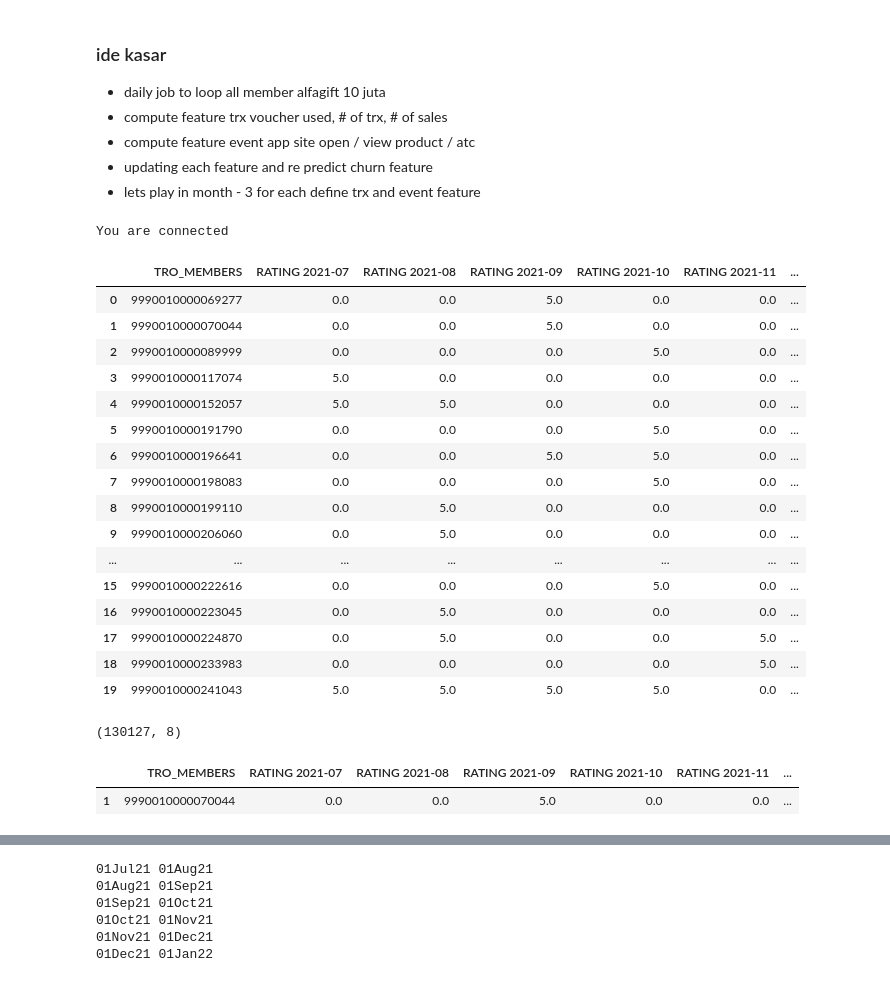
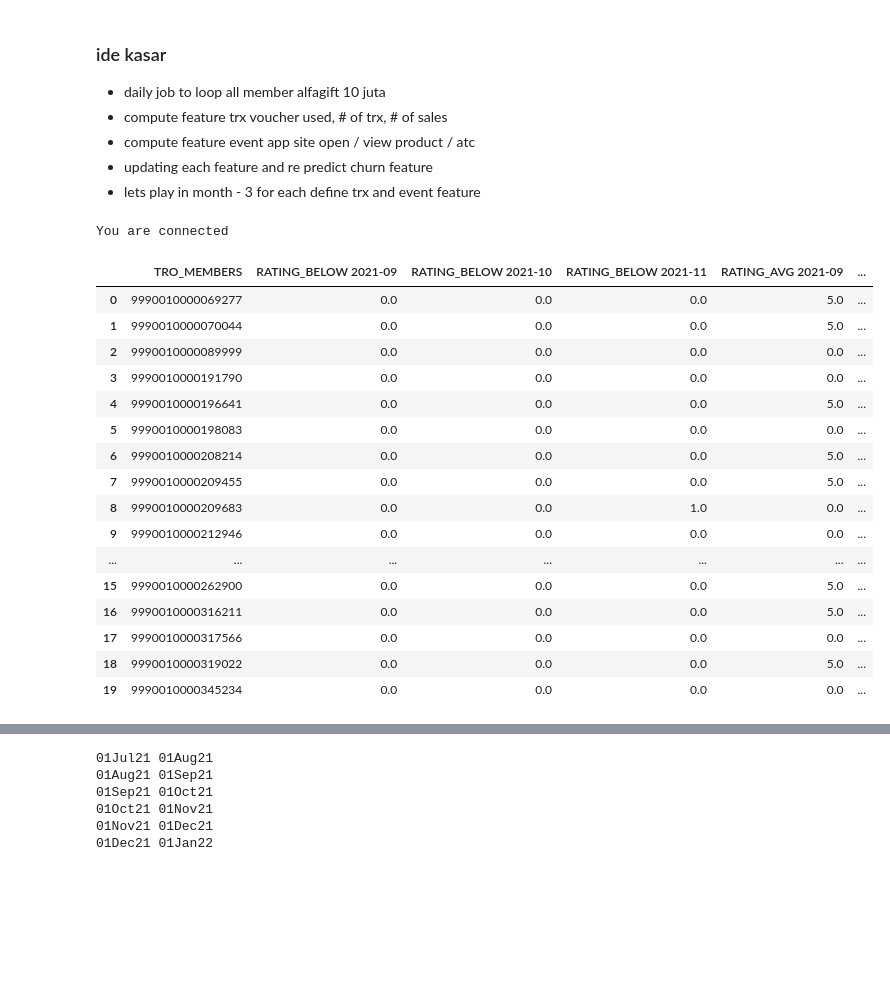
Before and after one commit to trisna26/alfagift_churn, a Jupyter notebook: explore.ipynb, the cells around one changed output, grey strips where cells are left out. Saved outputs shown, nothing was run; the diff lists cells and outputs as text; code cells hidden in the pictures; blank space fills up the shorter version.

```diff
--- a/explore.ipynb
+++ b/explore.ipynb
@@ -69,58 +74,53 @@ now_ = datetime(now.year, now.month, now.day)
 # sample with minus
 
 q = '''
 
 select
     ttdr.tbtdr_created_date,
     ttdr.tbtdr_ponta_user AS TRO_MEMBERS,
     ttdr.tbtdr_tbto_id,
     ttdr.tbtdr_rating AS rating
 from
     tb_transaction_delivery_rating ttdr
 where
-    ttdr.tbtdr_created_date between '2021-07-01' and '{}'
+    ttdr.tbtdr_created_date between '2021-09-01' and '2021-12-01'
     and ttdr.tbtdr_rating > 0
 '''.format(now_)
 
 con, cur = ds_db.connect_prd_order_4()
 df_re = pd.read_sql(q, con)
 
 
 con.close()
 
 df_re['created_date'] = df_re['tbtdr_created_date'].dt.strftime('%Y-%m')
 df_re = df_re[df_re['tro_members'] != '']
-df_re_g = df_re.groupby(['tro_members','created_date']).agg({'rating':'mean'})
+# df_re_g = df_re.groupby(['tro_members','created_date']).agg({'rating':'mean'})
 
+df_re_g = df_re.groupby(['tro_members', 'created_date']).agg(
+                                        rating_below = ('rating', lambda x: len(x[x<3])),
+                                        rating_avg = ('rating','mean')
+                            )
 df_re_g_u = df_re_g.unstack(level=1).fillna(0).reset_index()
 df_re_g_u.columns = [' '.join(col).strip().upper() for col in df_re_g_u.columns.values]
 
 df_re_g_u.head(20)
 # %% [output]
 You are connected
-|  | TRO_MEMBERS | RATING 2021-07 | RATING 2021-08 | RATING 2021-09 | RATING 2021-10 | RATING 2021-11 | ... |
-| 0 | 9990010000069277 | 0.0 | 0.0 | 5.0 | 0.0 | 0.0 | ... |
-| 1 | 9990010000070044 | 0.0 | 0.0 | 5.0 | 0.0 | 0.0 | ... |
-| 2 | 9990010000089999 | 0.0 | 0.0 | 0.0 | 5.0 | 0.0 | ... |
-| 3 | 9990010000117074 | 5.0 | 0.0 | 0.0 | 0.0 | 0.0 | ... |
-| 4 | 9990010000152057 | 5.0 | 5.0 | 0.0 | 0.0 | 0.0 | ... |
-| 5 | 9990010000191790 | 0.0 | 0.0 | 0.0 | 5.0 | 0.0 | ... |
-| 6 | 9990010000196641 | 0.0 | 0.0 | 5.0 | 5.0 | 0.0 | ... |
-| 7 | 9990010000198083 | 0.0 | 0.0 | 0.0 | 5.0 | 0.0 | ... |
-| 8 | 9990010000199110 | 0.0 | 5.0 | 0.0 | 0.0 | 0.0 | ... |
-| 9 | 9990010000206060 | 0.0 | 5.0 | 0.0 | 0.0 | 0.0 | ... |
-| ... | ... | ... | ... | ... | ... | ... | ... |
-| 15 | 9990010000222616 | 0.0 | 0.0 | 0.0 | 5.0 | 0.0 | ... |
-| 16 | 9990010000223045 | 0.0 | 5.0 | 0.0 | 0.0 | 0.0 | ... |
-| 17 | 9990010000224870 | 0.0 | 5.0 | 0.0 | 0.0 | 5.0 | ... |
-| 18 | 9990010000233983 | 0.0 | 0.0 | 0.0 | 0.0 | 5.0 | ... |
-| 19 | 9990010000241043 | 5.0 | 5.0 | 5.0 | 5.0 | 0.0 | ... |
+|  | TRO_MEMBERS | RATING_BELOW 2021-09 | RATING_BELOW 2021-10 | RATING_BELOW 2021-11 | RATING_AVG 2021-09 | ... |
+| 0 | 9990010000069277 | 0.0 | 0.0 | 0.0 | 5.0 | ... |
+| 1 | 9990010000070044 | 0.0 | 0.0 | 0.0 | 5.0 | ... |
+| 2 | 9990010000089999 | 0.0 | 0.0 | 0.0 | 0.0 | ... |
+| 3 | 9990010000191790 | 0.0 | 0.0 | 0.0 | 0.0 | ... |
+| 4 | 9990010000196641 | 0.0 | 0.0 | 0.0 | 5.0 | ... |
+| 5 | 9990010000198083 | 0.0 | 0.0 | 0.0 | 0.0 | ... |
+| 6 | 9990010000208214 | 0.0 | 0.0 | 0.0 | 5.0 | ... |
+| 7 | 9990010000209455 | 0.0 | 0.0 | 0.0 | 5.0 | ... |
+| 8 | 9990010000209683 | 0.0 | 0.0 | 1.0 | 0.0 | ... |
+| 9 | 9990010000212946 | 0.0 | 0.0 | 0.0 | 0.0 | ... |
+| ... | ... | ... | ... | ... | ... | ... |
+| 15 | 9990010000262900 | 0.0 | 0.0 | 0.0 | 5.0 | ... |
+| 16 | 9990010000316211 | 0.0 | 0.0 | 0.0 | 5.0 | ... |
+| 17 | 9990010000317566 | 0.0 | 0.0 | 0.0 | 0.0 | ... |
+| 18 | 9990010000319022 | 0.0 | 0.0 | 0.0 | 5.0 | ... |
+| 19 | 9990010000345234 | 0.0 | 0.0 | 0.0 | 0.0 | ... |
-# %%
-df_re_g_u.shape
-# %% [output]
-(130127, 8)
-# %%
-df_re_g_u[df_re_g_u['TRO_MEMBERS'] == '9990010000070044']
-# %% [output]
-|  | TRO_MEMBERS | RATING 2021-07 | RATING 2021-08 | RATING 2021-09 | RATING 2021-10 | RATING 2021-11 | ... |
-| 1 | 9990010000070044 | 0.0 | 0.0 | 5.0 | 0.0 | 0.0 | ... |
```
Also changed, not shown: parts of 28 cells of this notebook, 4 other files.
